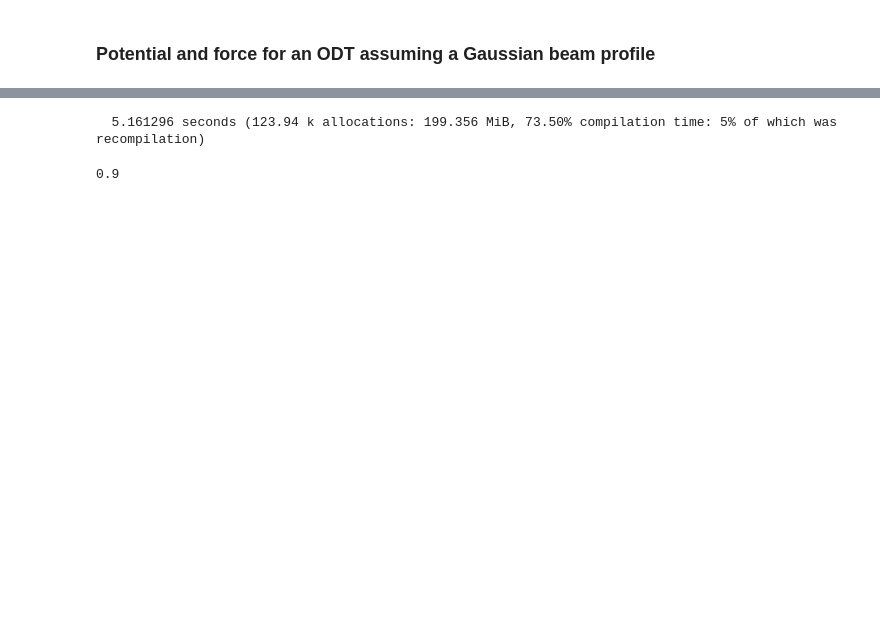
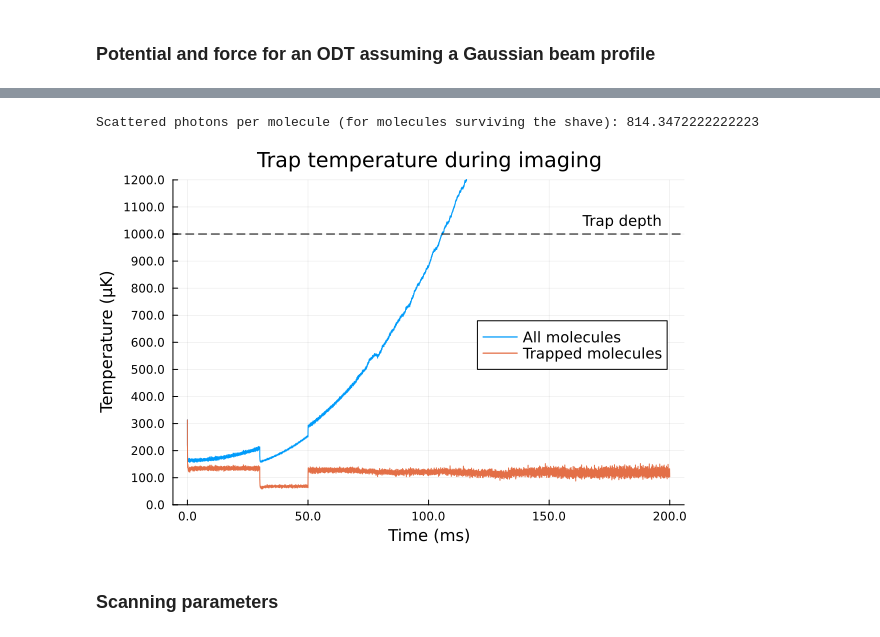
Before and after one commit to christian-hh/BeamPropagation.jl, a Jupyter notebook: examples/CaOH_TweezerDynamics.ipynb, the cells around one changed output, grey strips where cells are left out. Cells and saved outputs as stored; diff of their text form; code cells hidden in the pictures; blank space fills up the shorter version.

```diff
--- a/examples/CaOH_TweezerDynamics.ipynb
+++ b/examples/CaOH_TweezerDynamics.ipynb
@@ -322,0 +300,4 @@ WARNING: redefinition of constant T. This may fail, cause incorrect answers, or
+# %%
+temperatures = [mean([m * norm(s.velocities[i][j])^2 / (3kB) for i ∈ 1:n]) for j ∈ 1:n_saves]
+temperatures_detectable = [mean([m * norm(s.velocities[i][j])^2 / (3kB) for i ∈ 1:n if survived[i][j]]) for j ∈ 1:n_saves]
+;
@@ -323 +324,30 @@ WARNING: redefinition of constant T. This may fail, cause incorrect answers, or
+# %%
+println("Scattered photons per molecule (for molecules surviving the shave): ", scattered_photons_t[end] / survival[5000])
+# %% [output]
+Scattered photons per molecule (for molecules surviving the shave): 814.3472222222223
+# %%
+# Plot of temperature for all molecules
+plot(times, temperatures, label="All molecules")
+
+# Plot temperature of molecules that have survived up to that point
+plot!(times, temperatures_detectable, label="Trapped molecules")
+
+# Plot settings
+T_depth = trap_.U_max / kB
+hline!([T_depth], linestyle=:dash, color="black", label=nothing)
+annotate!(0.9end_time, 1.05T_depth, text("Trap depth", 10))
+plot!(
+    title="Trap temperature during imaging",
+    ylim=(0, 1.2T_depth),
+    xlabel="Time (ms)",
+    xticks=(0:0.25end_time:end_time, 1e3 .* (0:0.25end_time:end_time)),
+    ylabel="Temperature (μK)",
+    yticks=(0:(0.1T_depth):1.2T_depth, (0:(0.1T_depth):1.2T_depth) .* 1e6),
+    legend=:right,
+    legendfont=10
+)
+# %% [output]
+[figure, added]
+# %% [markdown]
+### Scanning parameters
 # %%
@@ -325,23 +355,34 @@ using LinearAlgebra
 # %%
-detectable = zeros(Bool, n)
-time_ = 0.0
+function run_simulation(p)
 
-particles = StructArray{Particle}(undef, n)
-trajectories = [SVector{3, Float64}[] for _ ∈ 1:length(particles)]
-velocities = [SVector{3, Float64}[] for _ ∈ 1:length(particles)]
-spont_recoil_ = [SVector(0.,0.,0.) for _ ∈ 1:length(particles)]
-spont_recoil = [SVector{3, Float64}[] for _ ∈ 1:length(particles)]
+    # Create arrays for data to be saved
+    detectable = zeros(Bool, n)
+    trajectories = [SVector{3, Float64}[] for _ ∈ 1:n]
+    velocities = [SVector{3, Float64}[] for _ ∈ 1:n]
+    scattered_photons = [zeros(Float64, n_saves) for _ ∈ 1:n]
+    survived = [Bool[] for _ ∈ 1:n]
 
-r, v, a = make_distributions(T, trap_)
+    s = MutableNamedTuple(
+        detectable=detectable,
+        trajectories=trajectories,
+        velocities=velocities,
+        scattered_photons=scattered_photons,
+        survived=survived)
 
-p = MutableNamedTuple(time_=time_, R_scatt=30e3, directions=directions, beam_weights=beam_weights, trap=trap_, trap_crossed=trap_780nm_crossed, spont_recoil_=spont_recoil_)
-s = MutableNamedTuple(detectable=detectable, trajectories=trajectories, velocities=velocities, spont_recoil=spont_recoil)
+    r, v, a = make_distributions(T, p.trap)
 
-@time propagate_particles!(r, v, a,
-    alg, particles, f, save, discard, save_every, delete_every, max_steps, update, p, s, dt, use_adaptive,
-    dt_min, dt_max, abstol, true
-)
-mean(s.detectable) |> display
+    particles = StructArray{Particle}(undef, n)
+    @time propagate_particles!(r, v, a,
+        alg, particles, f, save, discard, save_every, delete_every, max_steps, update, p, s, dt, use_adaptive,
+        dt_min, dt_max, abstol, true
+    )
+
+    # Survival after shaving
+    idx_after_shaving = round(Int, (shaving_end_time / dt) / save_every)
+    survived = mean([survived[idx_after_shaving] for survived ∈ s.survived])
+
+    # Mean photons scattered by surviving molecules
+    scattered_photons_t = mean([cumsum(scattered_photons) for scattered_photons ∈ s.scattered_photons])
+
+    return (survived, scattered_photons_t[end])
+end;
-# %% [output]
-  5.161296 seconds (123.94 k allocations: 199.356 MiB, 73.50% compilation time: 5% of which was recompilation)
-0.9
```
Also changed, not shown: parts of 34 cells of this notebook, 4 other files.
